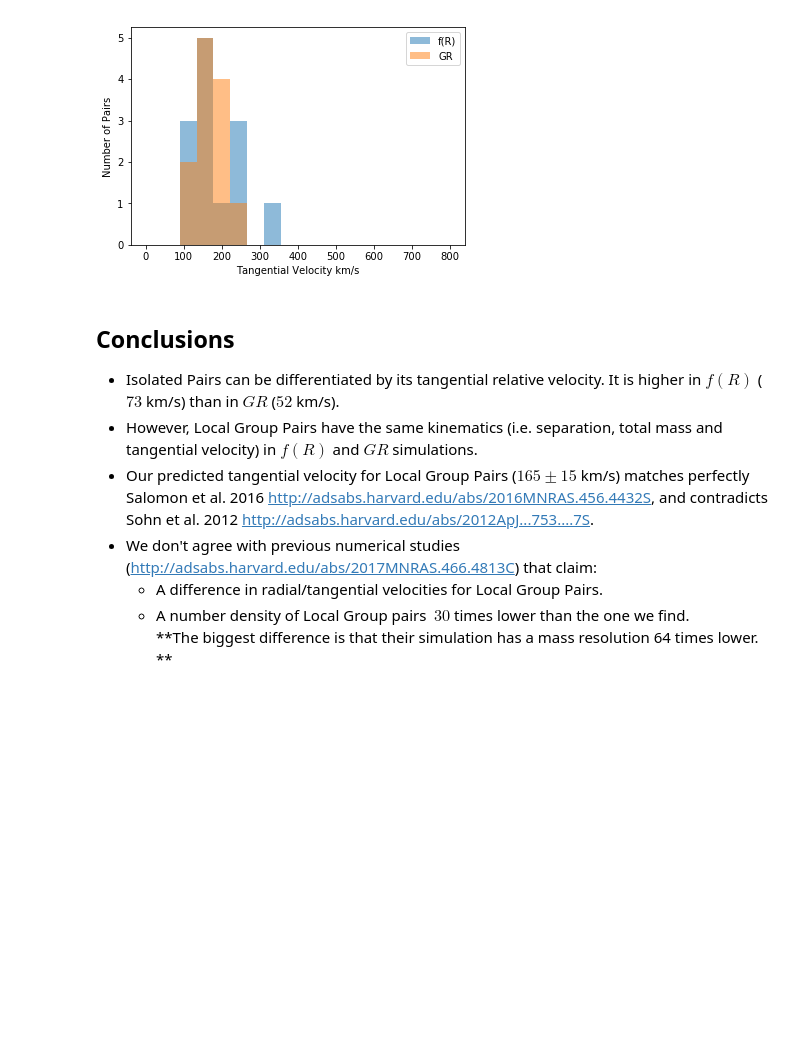
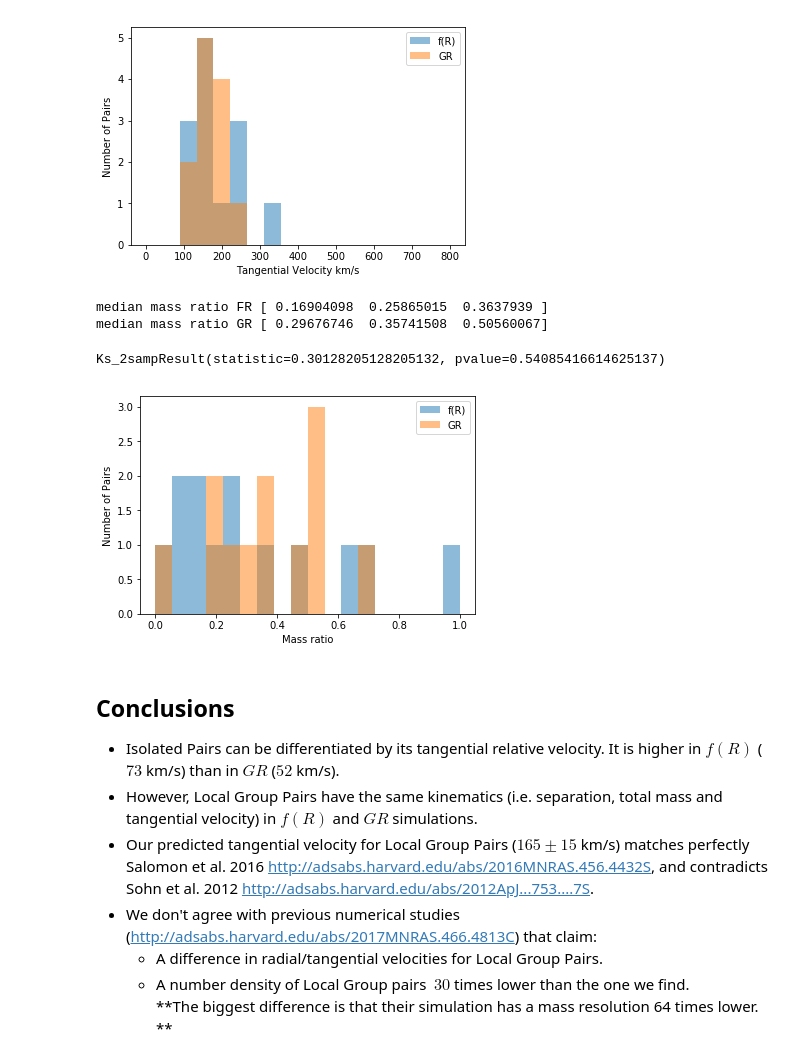
Before and after one commit to forero/LGModGrav, a Jupyter notebook: code/LG_samples.ipynb, the cells around one changed output. Cells and saved outputs as stored; diff of their text form; code cells hidden in the pictures; blank space fills up the shorter version.

```diff
--- a/code/LG_samples.ipynb
+++ b/code/LG_samples.ipynb
@@ -307,6 +323,20 @@ median vtan FR [ 149.34860471  166.1220902   184.20802788]
 median vtan GR [ 149.19303672  164.5656615   180.45884031]
 Ks_2sampResult(statistic=0.22435897435897434, pvalue=0.86790129440181241)
 [figure]
+# %%
+a = plt.hist(mass_ratio_FR[ii_FR], bins=np.linspace(0,1.0,19), alpha=0.5, label='f(R)')
+a = plt.hist(mass_ratio_GR[ii_GR], bins=np.linspace(0,1.0,19), alpha=0.5, label='GR')
+plt.xlabel('Mass ratio')
+plt.ylabel('Number of Pairs')
+plt.legend()
+print('median mass ratio FR', np.percentile(mass_ratio_FR[ii_FR], q=[34,50,66]))
+print('median mass ratio GR', np.percentile(mass_ratio_GR[ii_GR], q=[34,50,66]))
+scipy.stats.ks_2samp(mass_ratio_FR[ii_FR],mass_ratio_GR[ii_GR])
+# %% [output]
+median mass ratio FR [ 0.16904098  0.25865015  0.3637939 ]
+median mass ratio GR [ 0.29676746  0.35741508  0.50560067]
+Ks_2sampResult(statistic=0.30128205128205132, pvalue=0.54085416614625137)
+[figure, added]
 # %% [markdown]
 ## Conclusions
 
```
Also changed, not shown: parts of 11 cells of this notebook.
